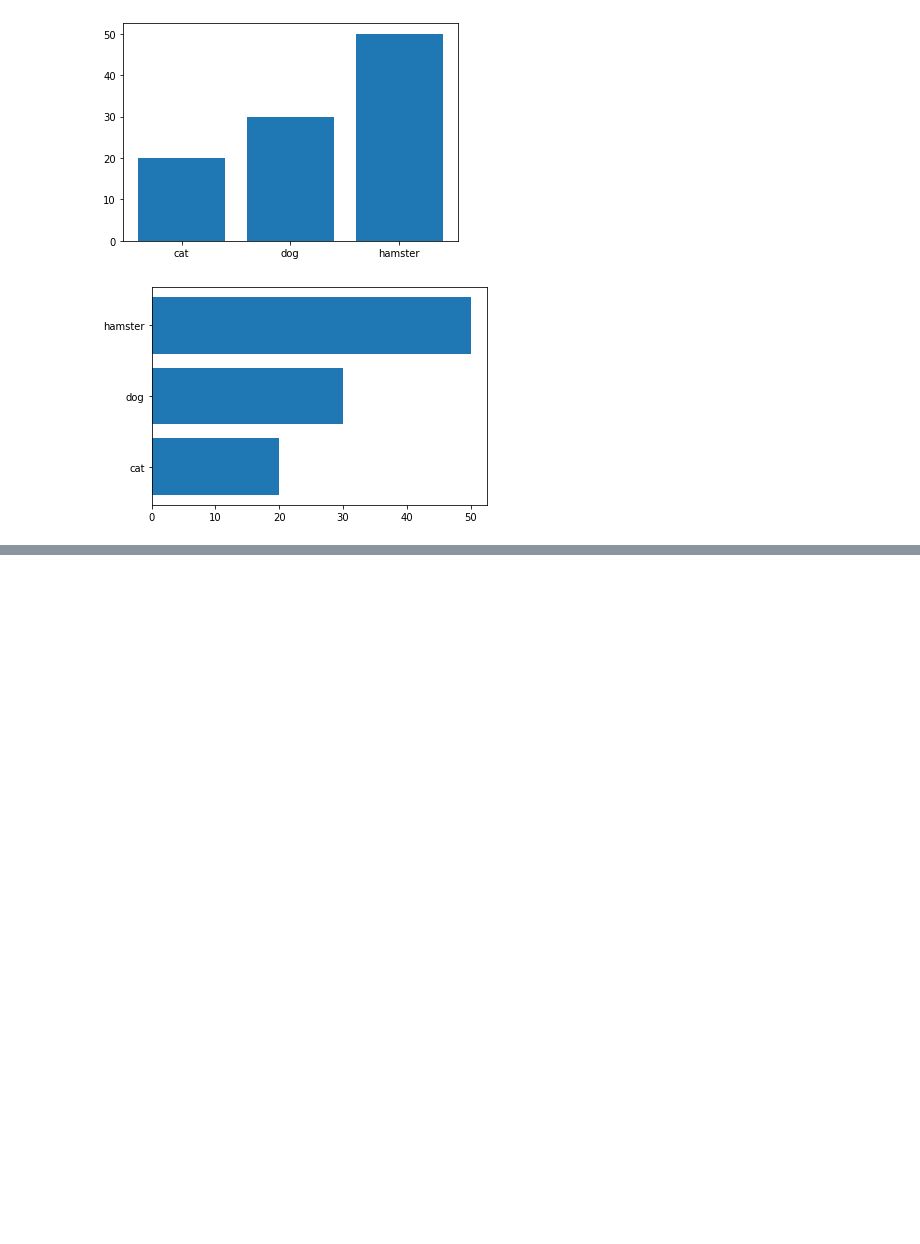
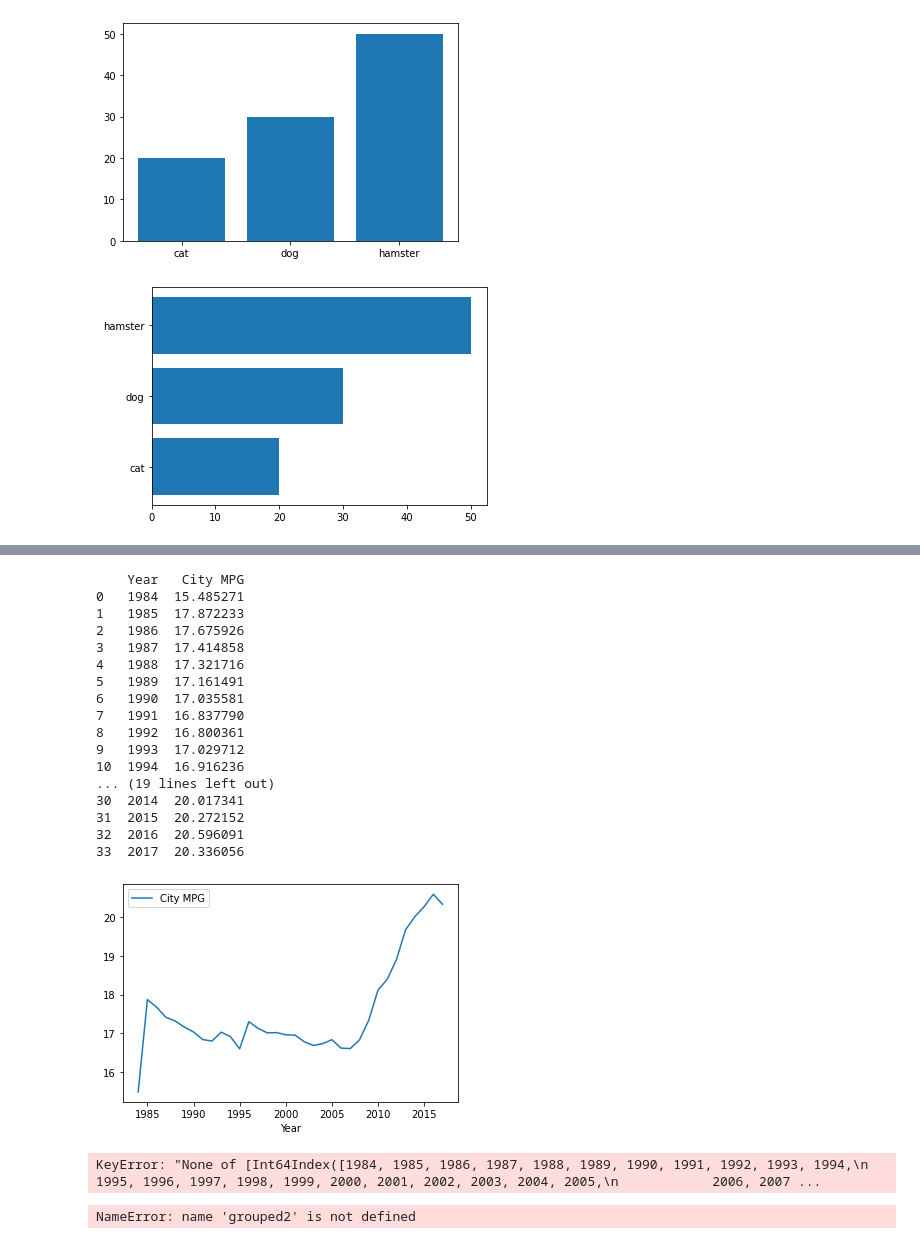
Before and after one commit to BehroozGharleghi/data-pt-ber-08-20, a Jupyter notebook: Labs/module-1_labs/04_pandas/04_lab-data_cleaning/your-code/plotting commands.ipynb, the cells around one changed output, grey strips where cells are left out. Saved outputs shown, nothing was run; the diff lists cells and outputs as text; code cells hidden in the pictures; blank space fills up the shorter version.

```diff
--- a/Labs/module-1_labs/04_pandas/04_lab-data_cleaning/your-code/plotting commands.ipynb
+++ b/Labs/module-1_labs/04_pandas/04_lab-data_cleaning/your-code/plotting commands.ipynb
@@ -68,0 +117,33 @@ plt.show()
+# %%
+## to have two columns with an index we use reset_index()
+
+
+grouped = vehicles[['City MPG', 'Year']]. groupby(['Year']).mean().reset_index()
+print(grouped)
+# to plot it:
+grouped.plot( x='Year', y='City MPG')
+plt.show()
+# %% [output]
+    Year   City MPG
+0   1984  15.485271
+1   1985  17.872233
+2   1986  17.675926
+3   1987  17.414858
+4   1988  17.321716
+5   1989  17.161491
+6   1990  17.035581
+7   1991  16.837790
+8   1992  16.800361
+9   1993  17.029712
+10  1994  16.916236
+... (19 lines left out)
+30  2014  20.017341
+31  2015  20.272152
+32  2016  20.596091
+33  2017  20.336056
+[figure, added]
+# %%
+
+grouped.plot(grouped['Year'], grouped[ 'City MPG'])
+# %% [output]
+KeyError: "None of [Int64Index([1984, 1985, 1986, 1987, 1988, 1989, 1990, 1991, 1992, 1993, 1994,\n            1995, 1996, 1997, 1998, 1999, 2000, 2001, 2002, 2003, 2004, 2005,\n            2006, 2007 ...
@@ -68,0 +155,7 @@ plt.show()
+# %%
+# lets do bar plot:
+
+grouped2.plot.bar(x= 'Year', y=['City MPG', 'Highway MPG'], stacked = True)
+plt.show()
+# %% [output]
+NameError: name 'grouped2' is not defined
```
Also changed, not shown: parts of 6 cells of this notebook, 3 other files.
